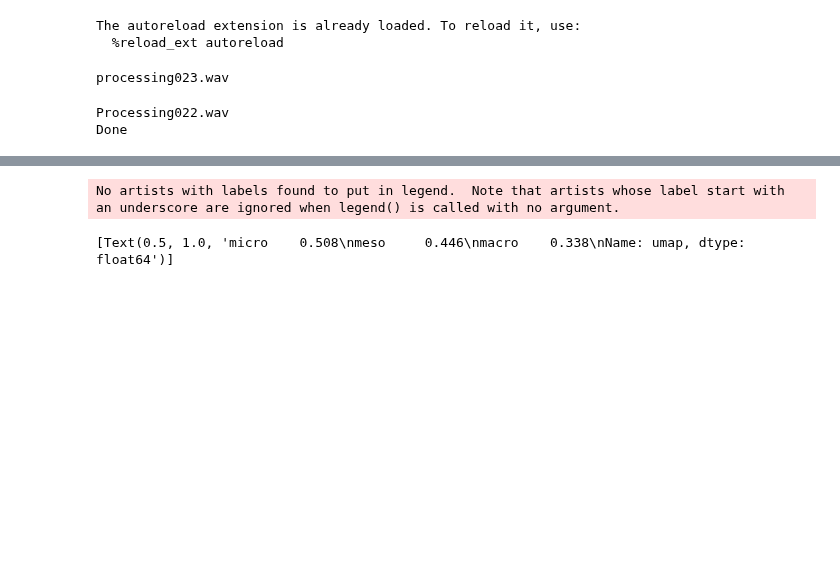
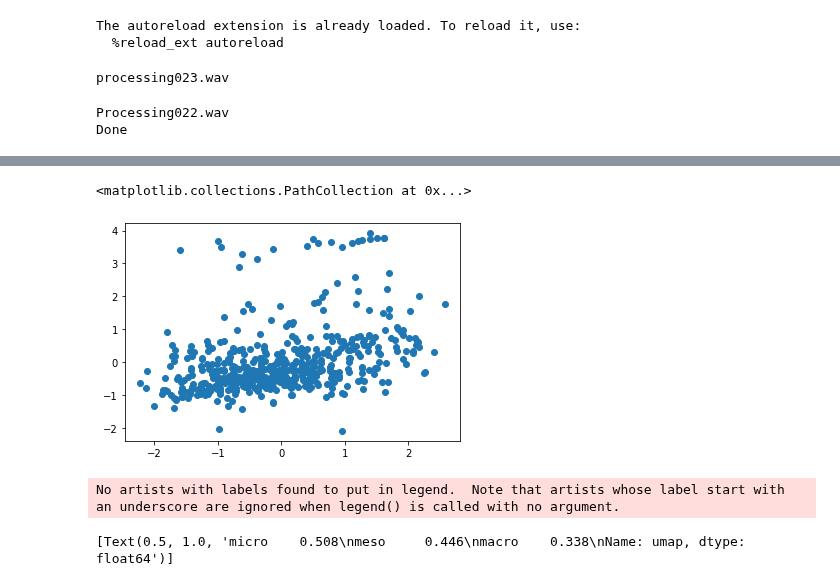
Before and after one commit to Rahul-Brito/infantvoice, a Jupyter notebook: scripts/Sohye Notebook.ipynb, the cells around one changed output, grey strips where cells are left out. Cells and saved outputs as stored; diff of their text form; code cells hidden in the pictures; blank space fills up the shorter version.

```diff
--- a/scripts/Sohye Notebook.ipynb
+++ b/scripts/Sohye Notebook.ipynb
@@ -94,0 +122,5 @@ emb['part_id'] = emb_unscaled.part_id.astype('string').to_numpy()
+# %%
+Xumap = pd.DataFrame(Xumap, columns=['dim0', 'dim1'])
+Xumap['part_id'] = emb.part_id
+Xtsne = pd.DataFrame(Xtsne, columns=['dim0', 'dim1'])
+Xtsne['part_id'] = emb.part_id
@@ -95,3 +140,8 @@ emb['part_id'] = emb_unscaled.part_id.astype('string').to_numpy()
+# %%
+plt.scatter(d_tsne_flat,d_umap_flat)
+# %% [output]
+<matplotlib.collections.PathCollection at 0x...>
+[figure, added]
 # %%
 min_dist=0.1
 dim = 2
```
Also changed, not shown: parts of 5 cells of this notebook.
